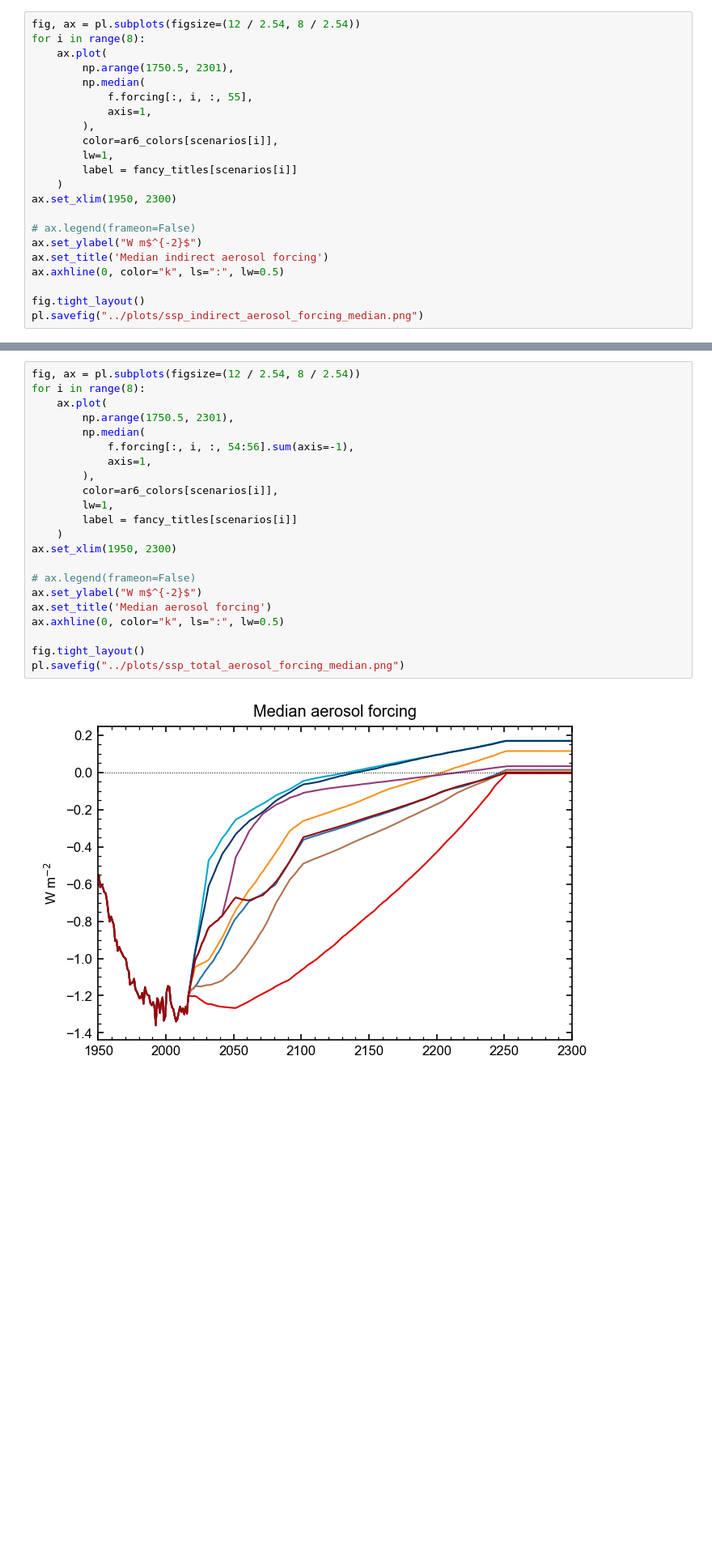
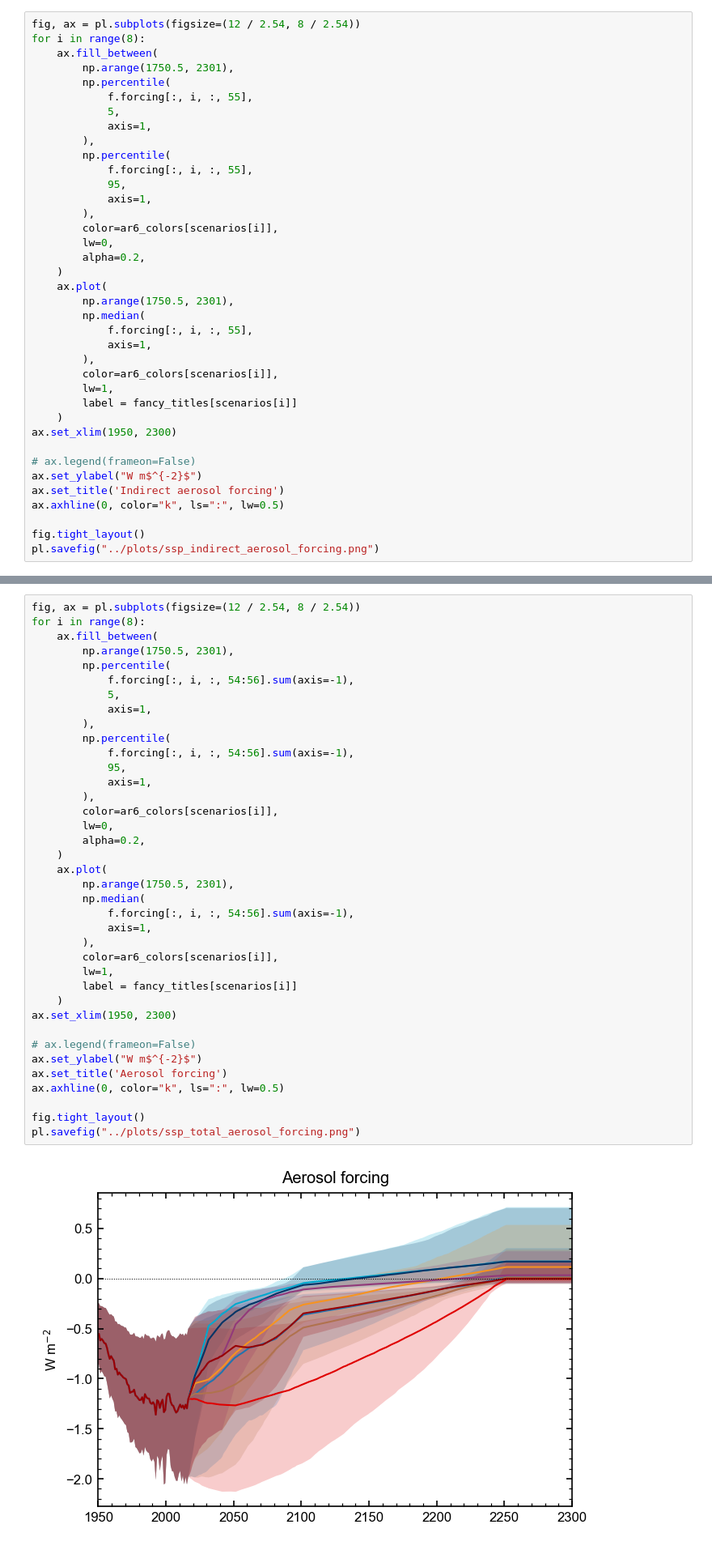
Before and after one commit to chrisroadmap/optimesm-ssp, a Jupyter notebook: notebooks/run-fair-calibration-1.4.0.ipynb, the cells around one changed output, grey strips where cells are left out. Shown at 81% size. Saved outputs shown, nothing was run; the diff lists cells and outputs as text; blank space fills up the shorter version.

```diff
--- a/notebooks/run-fair-calibration-1.4.0.ipynb
+++ b/notebooks/run-fair-calibration-1.4.0.ipynb
@@ -579,6 +641,22 @@ pl.savefig("../plots/ssp_direct_aerosol_forcing_median.png")
 # %%
 fig, ax = pl.subplots(figsize=(12 / 2.54, 8 / 2.54))
 for i in range(8):
+    ax.fill_between(
+        np.arange(1750.5, 2301),
+        np.percentile(
+            f.forcing[:, i, :, 55],
+            5,
+            axis=1,
+        ),
+        np.percentile(
+            f.forcing[:, i, :, 55],
+            95,
+            axis=1,
+        ),
+        color=ar6_colors[scenarios[i]],
+        lw=0,
+        alpha=0.2,
+    )
     ax.plot(
         np.arange(1750.5, 2301),
         np.median(
@@ -593,9 +671,9 @@ ax.set_xlim(1950, 2300)
 
 # ax.legend(frameon=False)
 ax.set_ylabel("W m$^{-2}$")
-ax.set_title('Median indirect aerosol forcing')
+ax.set_title('Indirect aerosol forcing')
 ax.axhline(0, color="k", ls=":", lw=0.5)
 
 fig.tight_layout()
-pl.savefig("../plots/ssp_indirect_aerosol_forcing_median.png")
+pl.savefig("../plots/ssp_indirect_aerosol_forcing.png")
 # %% [output]
@@ -603,27 +681,43 @@ pl.savefig("../plots/ssp_indirect_aerosol_forcing_median.png")
 # %%
 fig, ax = pl.subplots(figsize=(12 / 2.54, 8 / 2.54))
 for i in range(8):
+    ax.fill_between(
+        np.arange(1750.5, 2301),
+        np.percentile(
+            f.forcing[:, i, :, 54:56].sum(axis=-1),
+            5,
+            axis=1,
+        ),
+        np.percentile(
+            f.forcing[:, i, :, 54:56].sum(axis=-1),
+            95,
+            axis=1,
+        ),
+        color=ar6_colors[scenarios[i]],
+        lw=0,
+        alpha=0.2,
+    )
     ax.plot(
         np.arange(1750.5, 2301),
         np.median(
             f.forcing[:, i, :, 54:56].sum(axis=-1),
             axis=1,
         ),
         color=ar6_colors[scenarios[i]],
         lw=1,
         label = fancy_titles[scenarios[i]]
     )
 ax.set_xlim(1950, 2300)
 
 # ax.legend(frameon=False)
 ax.set_ylabel("W m$^{-2}$")
-ax.set_title('Median aerosol forcing')
+ax.set_title('Aerosol forcing')
 ax.axhline(0, color="k", ls=":", lw=0.5)
 
 fig.tight_layout()
-pl.savefig("../plots/ssp_total_aerosol_forcing_median.png")
+pl.savefig("../plots/ssp_total_aerosol_forcing.png")
 # %% [output]
-[figure, old version]
+[figure, new version]
 # %%
 fig, ax = pl.subplots(figsize=(12 / 2.54, 8 / 2.54))
 for i in range(8):
```
Also changed, not shown: parts of 7 cells of this notebook, 22 other files.
